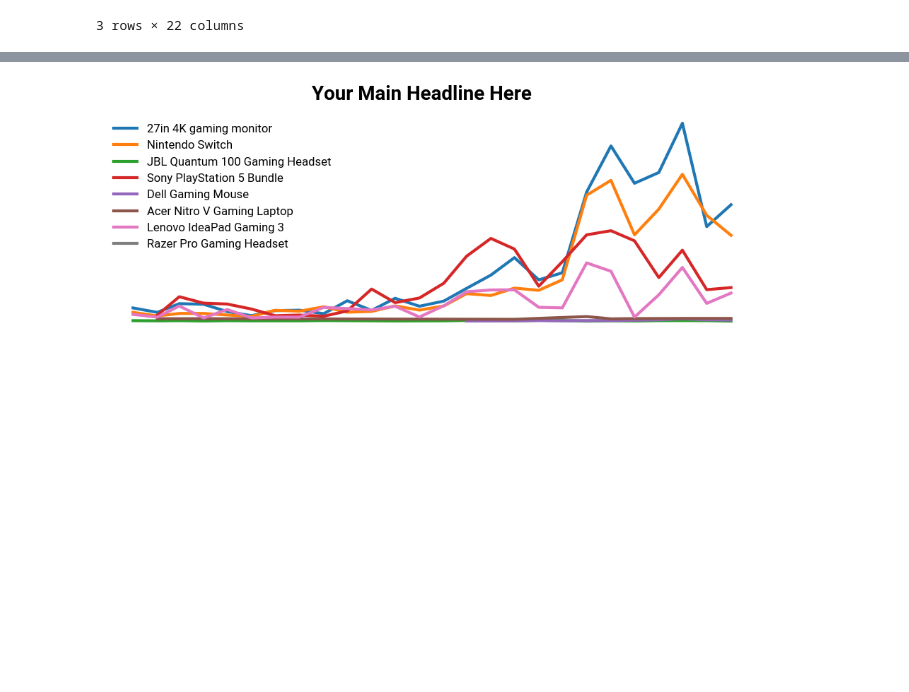
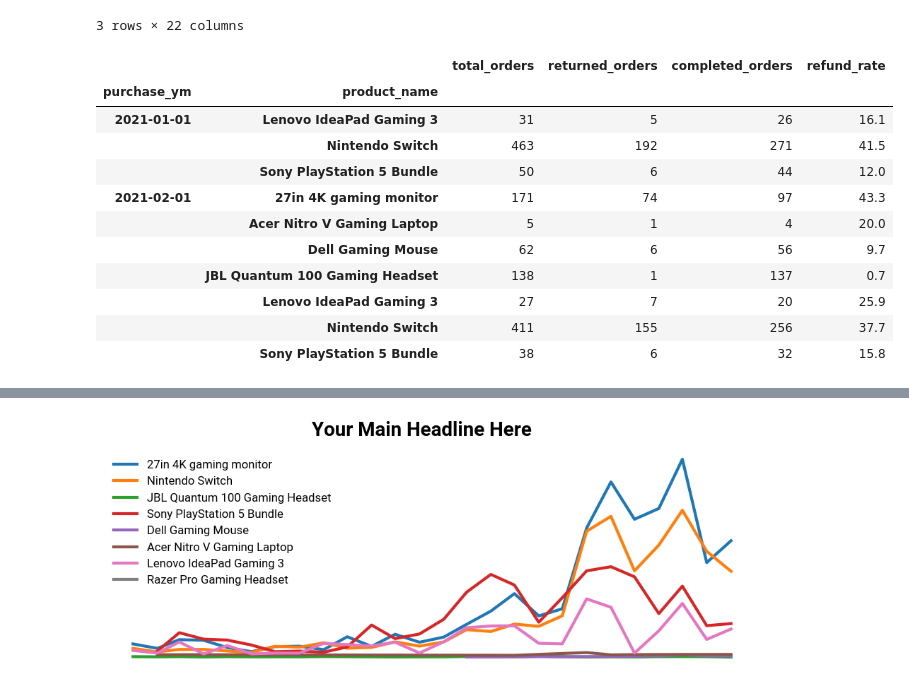
Before and after one commit to mjsluminarias/gamezone-ecommerce, a Jupyter notebook: code_queries/refunds.ipynb, the cells around one changed output, grey strips where cells are left out. Cells and saved outputs as stored; diff of their text form; code cells hidden in the pictures; blank space fills up the shorter version.

```diff
--- a/code_queries/refunds.ipynb
+++ b/code_queries/refunds.ipynb
@@ -75 +75,16 @@ mask = (pivot_df == 0)
+# %%
+sample.tail(10)
+# %% [output]
+|  |  | total_orders | returned_orders | completed_orders | refund_rate |
+| purchase_ym | product_name |  |  |  |  |
+| 2021-01-01 | Lenovo IdeaPad Gaming 3 | 31 | 5 | 26 | 16.1 |
+|  | Nintendo Switch | 463 | 192 | 271 | 41.5 |
+|  | Sony PlayStation 5 Bundle | 50 | 6 | 44 | 12.0 |
+| 2021-02-01 | 27in 4K gaming monitor | 171 | 74 | 97 | 43.3 |
+|  | Acer Nitro V Gaming Laptop | 5 | 1 | 4 | 20.0 |
+|  | Dell Gaming Mouse | 62 | 6 | 56 | 9.7 |
+|  | JBL Quantum 100 Gaming Headset | 138 | 1 | 137 | 0.7 |
+|  | Lenovo IdeaPad Gaming 3 | 27 | 7 | 20 | 25.9 |
+|  | Nintendo Switch | 411 | 155 | 256 | 37.7 |
+|  | Sony PlayStation 5 Bundle | 38 | 6 | 32 | 15.8 |
 # %%
```
Also changed, not shown: parts of 2 cells of this notebook, 2 other files.
